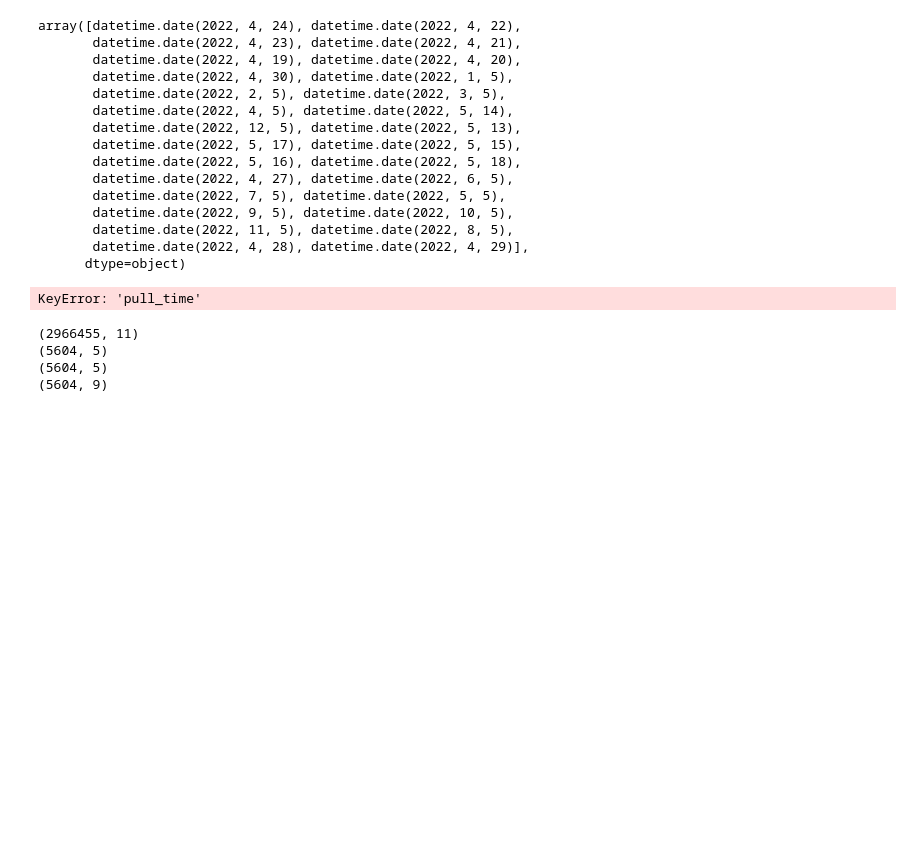
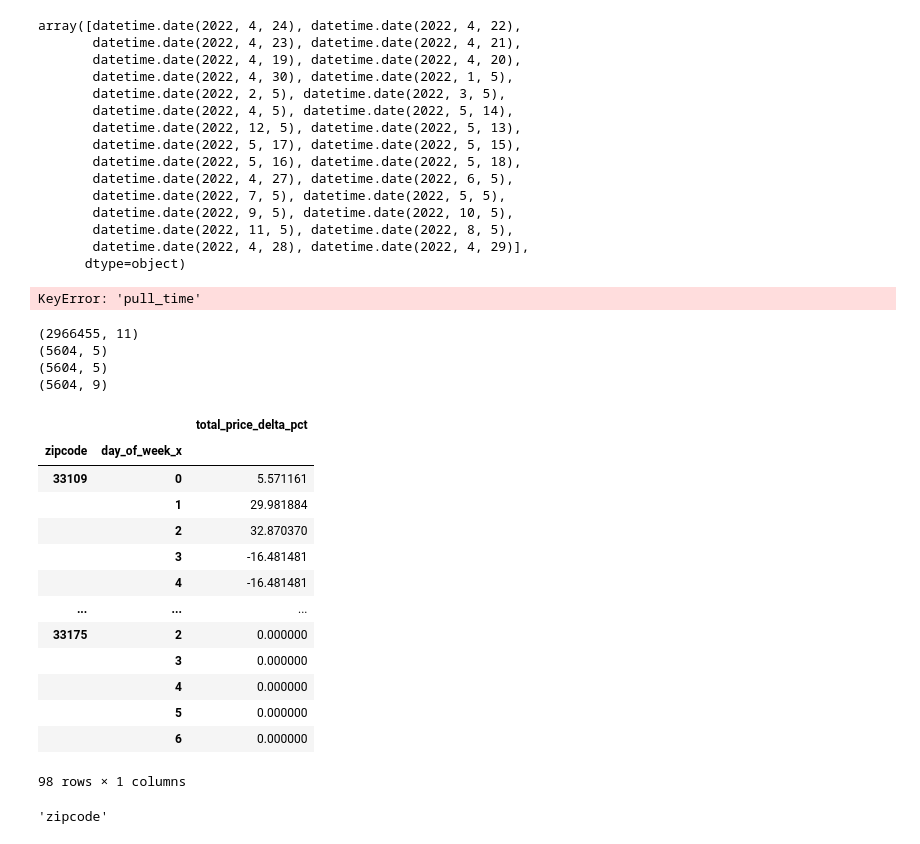
Before and after one commit to mattgilgo/airbnb_reports, a Jupyter notebook: price_eda.ipynb, the cells around one changed output. Saved outputs shown, nothing was run; the diff lists cells and outputs as text; code cells hidden in the pictures; blank space fills up the shorter version.

Commit message:
pivot table with weekly price changes by day of week complete

```diff
--- a/price_eda.ipynb
+++ b/price_eda.ipynb
@@ -433,3 +431,48 @@ florda_price_trend_fig.write_image(filename, engine='kaleido', width=875, height
 florda_price_trend_fig.show()
 
 # Look to do one price value and look and price change by day of the week
+# %%
+# Group by day of week for price comparison
+price_trend = pd.read_csv('price_trend_miami_for_table.csv')
+
+# Calculate pull_time deltas for price
+price_trend['cleaning_fee_delta'] = price_trend['cleaning_fee_y'] - price_trend['cleaning_fee_x']
+price_trend['service_fee_delta'] = price_trend['service_fee_y'] - price_trend['service_fee_x']
+price_trend['total_price_delta'] = price_trend['total_price_y'] - price_trend['total_price_x']
+#price_trend['display_price_delta'] = price_trend['total_price_delta'] - price_trend['service_fee_delta'] - price_trend['cleaning_fee_delta']
+price_trend['cleaning_fee_delta_pct'] = price_trend['cleaning_fee_delta']/price_trend['cleaning_fee_x']*100
+price_trend['service_fee_delta_pct'] = price_trend['service_fee_delta']/price_trend['service_fee_x']*100
+price_trend['total_price_delta_pct'] = price_trend['total_price_delta']/price_trend['total_price_x']*100
+#price_trend['display_price_delta_pct'] = price_trend['display_price_delta']/(price_trend['total_price_x']-price_trend['service_fee_x']-price_trend['cleaning_fee_x'])*100
+price_trend['display_price_delta_pct'] = price_trend['total_price_delta_pct'] - price_trend['service_fee_delta_pct'] - price_trend['cleaning_fee_delta_pct']
+data_w_listing_loc = pd.read_csv('post_mort_and_roi_calcs_june19.csv')
+data_w_listing_loc = data_w_listing_loc[['id','zipcode','City','Metro','CountyName','State']]
+price_trend['id'] = price_trend['id'].astype('float64')
+price_trend_wloc = price_trend.merge(data_w_listing_loc, how='inner', on='id')
+
+# Get Florida data for example viz
+florida_price_trends = price_trend_wloc[price_trend_wloc['State'] == 'FL']
+
+# Pivot table on zipcode and day of the week
+florida_price_trends_zip_dow = florida_price_trends.pivot_table(index=['zipcode','day_of_week_x'], values='total_price_delta_pct', aggfunc='mean')
+# %%
+florida_price_trends_zip_dow
+# %% [output]
+|  |  | total_price_delta_pct |
+| zipcode | day_of_week_x |  |
+| 33109 | 0 | 5.571161 |
+|  | 1 | 29.981884 |
+|  | 2 | 32.870370 |
+|  | 3 | -16.481481 |
+|  | 4 | -16.481481 |
+| ... | ... | ... |
+| 33175 | 2 | 0.000000 |
+|  | 3 | 0.000000 |
+|  | 4 | 0.000000 |
+|  | 5 | 0.000000 |
+|  | 6 | 0.000000 |
+98 rows × 1 columns
+# %%
+florida_price_trends_zip_dow.keys()[0]
+# %% [output]
+'zipcode'
```
Also changed, not shown: parts of 5 cells of this notebook, 1 other file.
